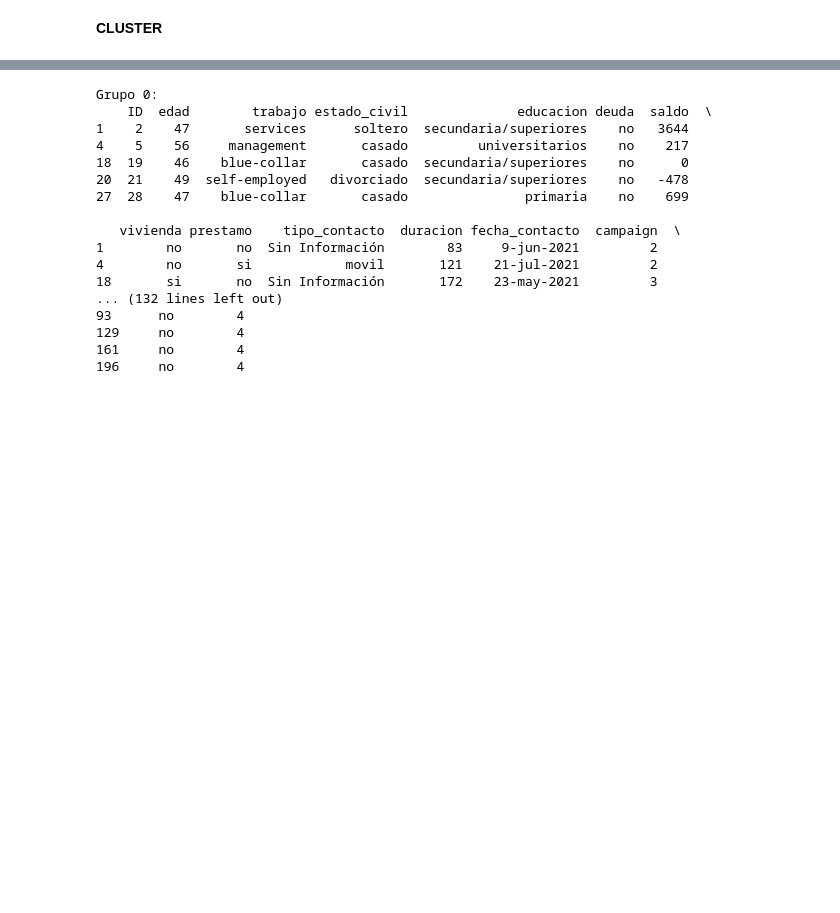
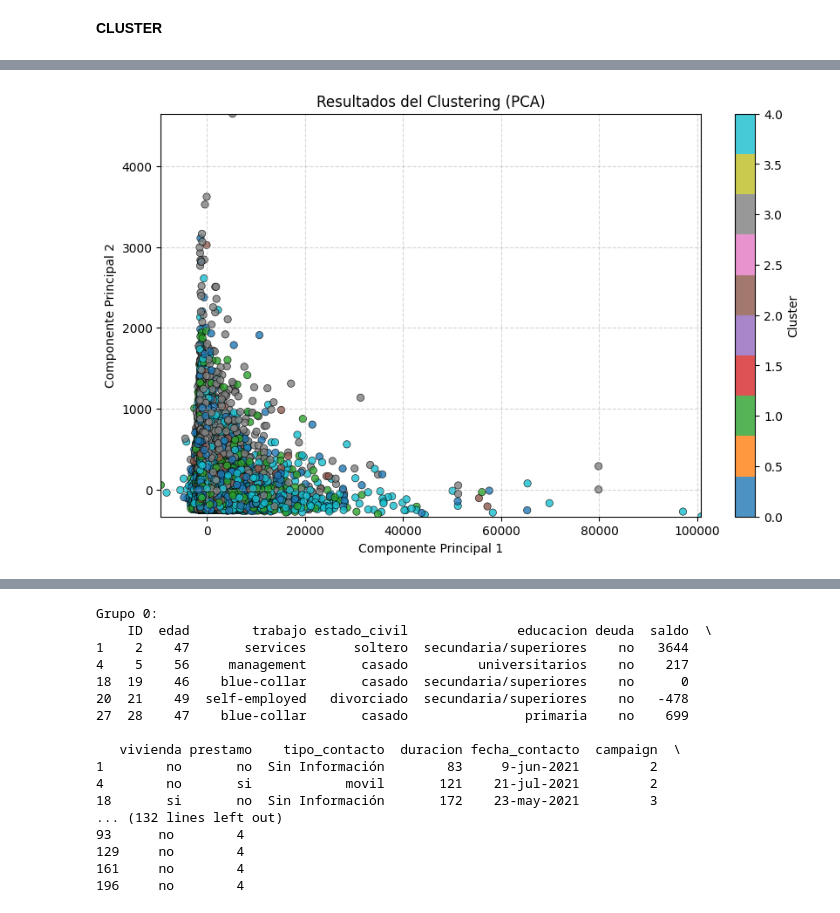
Before and after one commit to guillem-edo/AMACOR_Depositos, a Jupyter notebook: DATA/Clustering.ipynb, the cells around one changed output, grey strips where cells are left out. Drawn from its saved outputs; the diff is of its cells as text; code cells hidden in the pictures; blank space fills up the shorter version.

```diff
--- a/DATA/Clustering.ipynb
+++ b/DATA/Clustering.ipynb
@@ -172,3 +187,23 @@ plt.show()
+# %%
+from sklearn.decomposition import PCA
+
+# Reducción de dimensionalidad utilizando PCA
+pca = PCA(n_components=2)
+df_pca = pca.fit_transform(df_train.drop('Cluster', axis=1))
+
+# Visualizar los resultados del clustering en un gráfico de dispersión
+plt.figure(figsize=(10, 6))
+plt.scatter(df_pca[:, 0], df_pca[:, 1], c=df_train['Cluster'], cmap='tab10', alpha=0.8, edgecolor='k', linewidth=0.5)
+plt.title('Resultados del Clustering (PCA)')
+plt.xlabel('Componente Principal 1')
+plt.ylabel('Componente Principal 2')
+plt.colorbar(label='Cluster')
+plt.xlim(df_pca[:, 0].min() - 0.1, df_pca[:, 0].max() + 0.1)  # Ajustar límites de eje x
+plt.ylim(df_pca[:, 1].min() - 0.1, df_pca[:, 1].max() + 0.1)  # Ajustar límites de eje y
+plt.grid(True, linestyle='--', alpha=0.5)  # Agregar cuadrícula de fondo
+plt.show()
+# %% [output]
+[figure, added]
 # %%
 import pandas as pd
 import seaborn as sns
```
Also changed, not shown: parts of 8 cells of this notebook, 1 other file.
